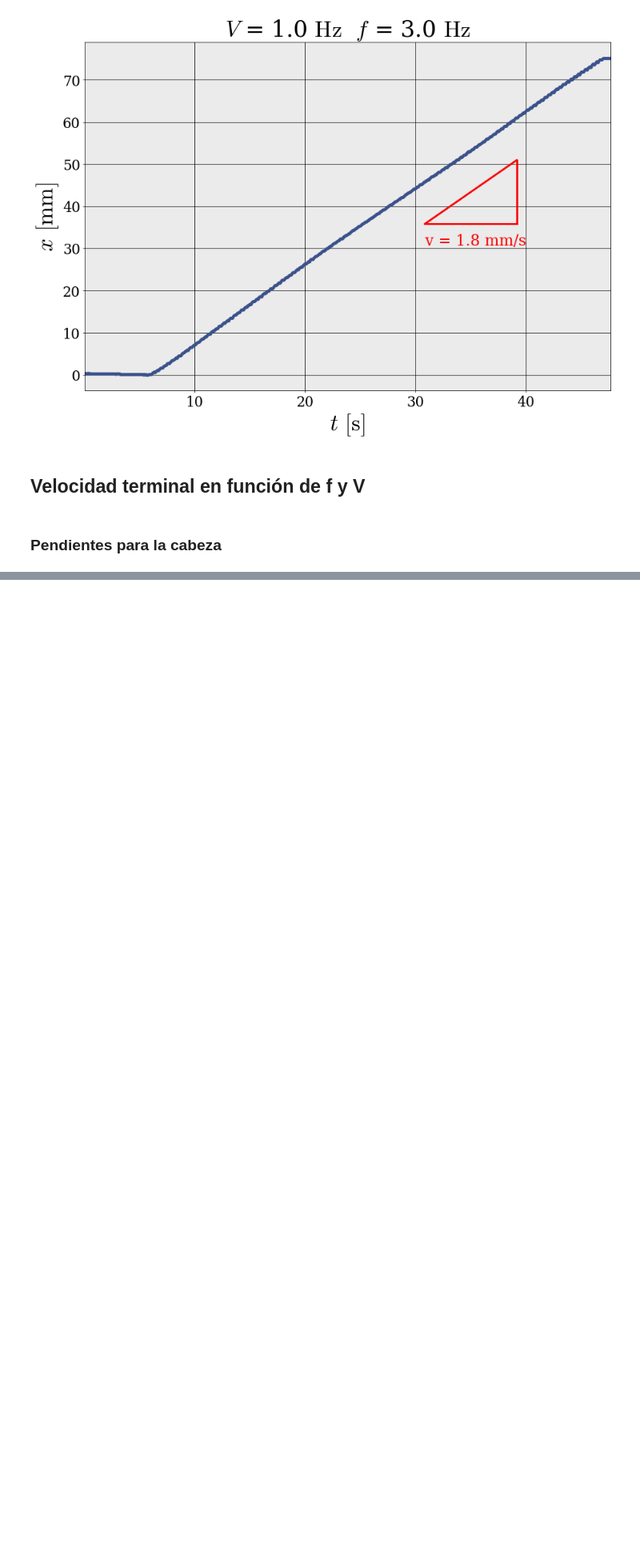
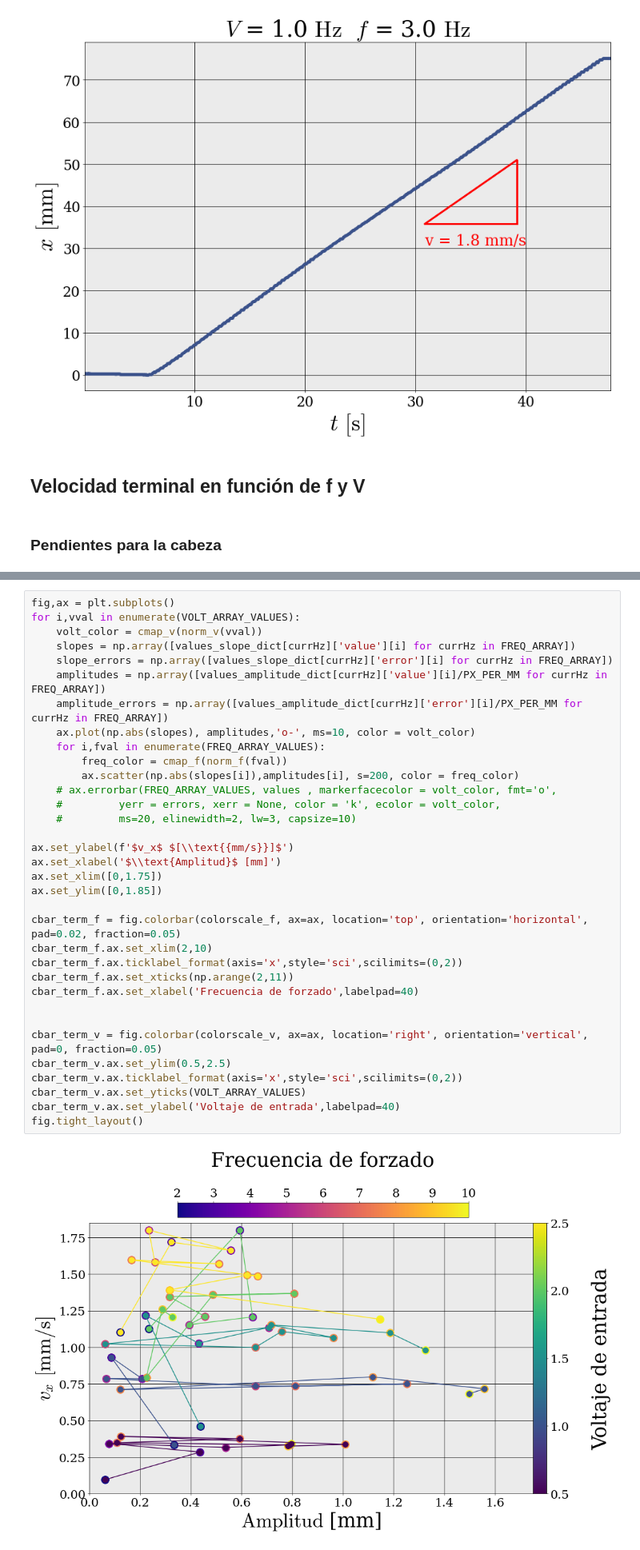
Before and after one commit to gardianc/Nado-ondulatorio, a Jupyter notebook: mas_graficos.ipynb, the cells around one changed output, grey strips where cells are left out. Shown at 80% size. Drawn from its saved outputs; the diff is of its cells as text; blank space fills up the shorter version.

```diff
--- a/mas_graficos.ipynb
+++ b/mas_graficos.ipynb
@@ -243,0 +285,36 @@ fig.savefig('gráficos\\slope(f,V).png')
+# %%
+fig,ax = plt.subplots()
+for i,vval in enumerate(VOLT_ARRAY_VALUES):
+    volt_color = cmap_v(norm_v(vval))
+    slopes = np.array([values_slope_dict[currHz]['value'][i] for currHz in FREQ_ARRAY])
+    slope_errors = np.array([values_slope_dict[currHz]['error'][i] for currHz in FREQ_ARRAY])
+    amplitudes = np.array([values_amplitude_dict[currHz]['value'][i]/PX_PER_MM for currHz in FREQ_ARRAY])
+    amplitude_errors = np.array([values_amplitude_dict[currHz]['error'][i]/PX_PER_MM for currHz in FREQ_ARRAY])
+    ax.plot(np.abs(slopes), amplitudes,'o-', ms=10, color = volt_color)
+    for i,fval in enumerate(FREQ_ARRAY_VALUES):
+        freq_color = cmap_f(norm_f(fval))
+        ax.scatter(np.abs(slopes[i]),amplitudes[i], s=200, color = freq_color)
+    # ax.errorbar(FREQ_ARRAY_VALUES, values , markerfacecolor = volt_color, fmt='o',
+    #         yerr = errors, xerr = None, color = 'k', ecolor = volt_color,
+    #         ms=20, elinewidth=2, lw=3, capsize=10)
+
+ax.set_ylabel(f'$v_x$ $[\\text{{mm/s}}]$')
+ax.set_xlabel('$\\text{Amplitud}$ [mm]')
+ax.set_xlim([0,1.75])
+ax.set_ylim([0,1.85])
+
+cbar_term_f = fig.colorbar(colorscale_f, ax=ax, location='top', orientation='horizontal', pad=0.02, fraction=0.05)
+cbar_term_f.ax.set_xlim(2,10)
+cbar_term_f.ax.ticklabel_format(axis='x',style='sci',scilimits=(0,2))
+cbar_term_f.ax.set_xticks(np.arange(2,11))
+cbar_term_f.ax.set_xlabel('Frecuencia de forzado',labelpad=40)
+
+
+cbar_term_v = fig.colorbar(colorscale_v, ax=ax, location='right', orientation='vertical', pad=0, fraction=0.05)
+cbar_term_v.ax.set_ylim(0.5,2.5)
+cbar_term_v.ax.ticklabel_format(axis='x',style='sci',scilimits=(0,2))
+cbar_term_v.ax.set_yticks(VOLT_ARRAY_VALUES)
+cbar_term_v.ax.set_ylabel('Voltaje de entrada',labelpad=40)
+fig.tight_layout()
+# %% [output]
+[figure, added]
```
Also changed, not shown: parts of 8 cells of this notebook, 1 other file.
